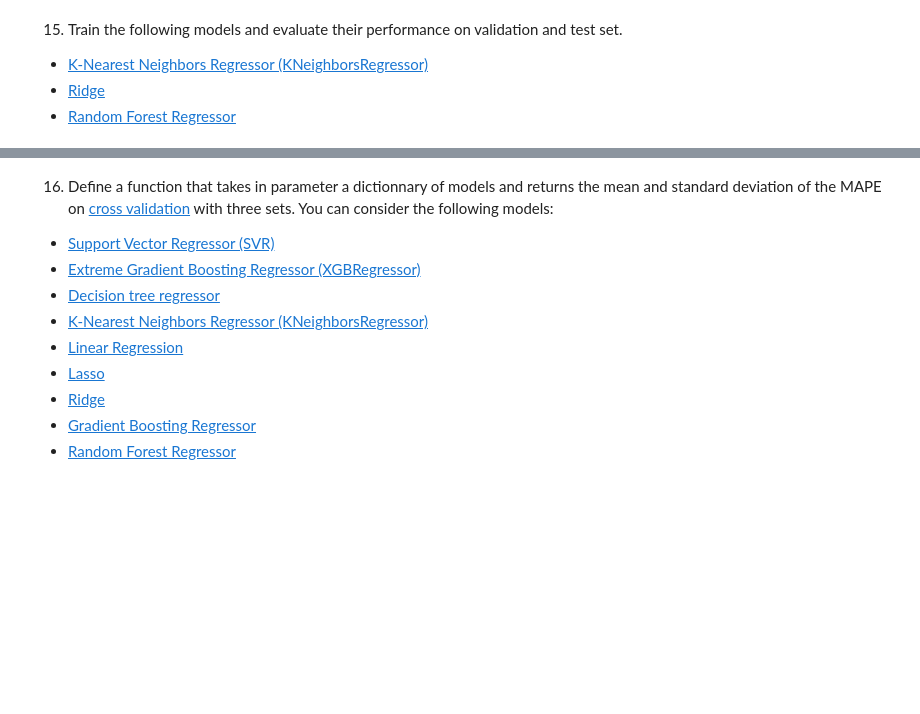
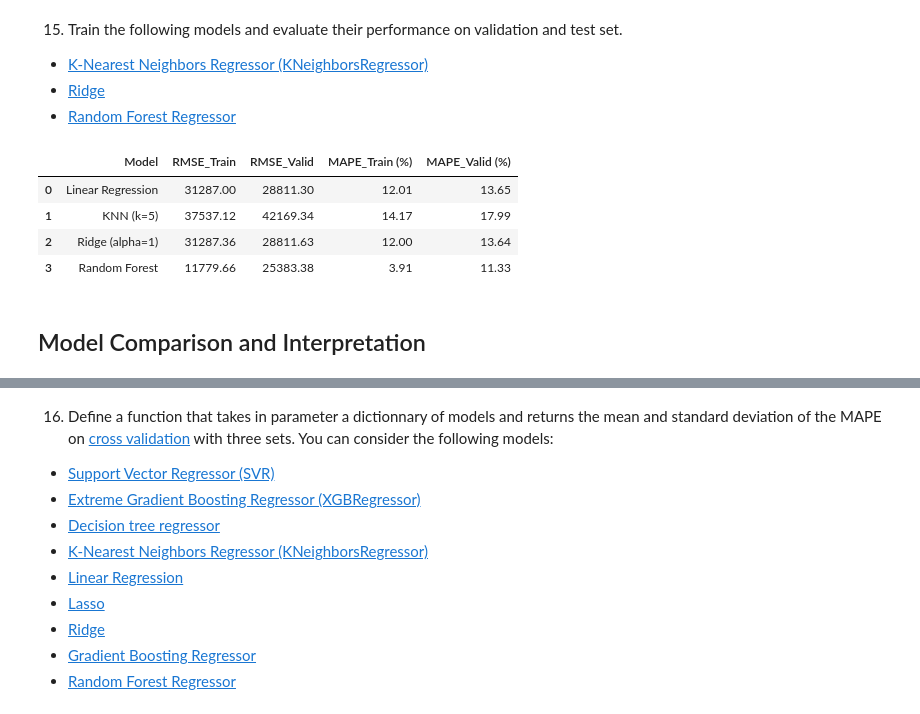
Before and after one commit to Marc-Philippe-dev/PropertiesLinearRegressionModel, a Jupyter notebook: Machine_Learning_Practical_Student.ipynb, the cells around one changed output, grey strips where cells are left out. Drawn from its saved outputs; the diff is of its cells as text; code cells hidden in the pictures; blank space fills up the shorter version.

```diff
--- a/Machine_Learning_Practical_Student.ipynb
+++ b/Machine_Learning_Practical_Student.ipynb
@@ -651,0 +709,10 @@ where $Y$ is the true target and  $\hat{Y}$ is the predicted target
+# %%
+# Calculate evaluation metrics using RMSE
+
+from sklearn.metrics import mean_squared_error
+
+rmse_train = np.sqrt(mean_squared_error(y_train, y_pred_train))
+rmse_valid = np.sqrt(mean_squared_error(y_valid, y_pred_valid))
+
+print(f"Training RMSE: {rmse_train:.2f}")
+print(f"Validation RMSE: {rmse_valid:.2f}")
@@ -651,0 +722,10 @@ where $Y$ is the true target and  $\hat{Y}$ is the predicted target
+# %%
+# Calculate evaluation metrics using MAPE
+from sklearn.metrics import mean_absolute_percentage_error
+
+mape_train = mean_absolute_percentage_error(y_train, y_pred_train)
+mape_valid = mean_absolute_percentage_error(y_valid, y_pred_valid)
+
+
+print(f"Training MAPE: {mape_train*100:.2f}%")
+print(f"Validation MAPE: {mape_valid*100:.2f}%")
@@ -660,0 +755,58 @@ where $Y$ is the true target and  $\hat{Y}$ is the predicted target
+# %%
+# Answer
+from sklearn.neighbors import KNeighborsRegressor
+from sklearn.linear_model import Ridge
+from sklearn.ensemble import RandomForestRegressor
+from sklearn.metrics import mean_squared_error, mean_absolute_percentage_error
+import numpy as np
+import pandas as pd
+
+# --- Helper function for evaluation ---
+def evaluate_model(model, X_train, y_train, X_valid, y_valid):
+    model.fit(X_train, y_train)
+
+    y_pred_train = model.predict(X_train)
+    y_pred_valid = model.predict(X_valid)
+
+    rmse_train = np.sqrt(mean_squared_error(y_train, y_pred_train))
+    rmse_valid = np.sqrt(mean_squared_error(y_valid, y_pred_valid))
+
+    mape_train = mean_absolute_percentage_error(y_train, y_pred_train) * 100
+    mape_valid = mean_absolute_percentage_error(y_valid, y_pred_valid) * 100
+
+    return rmse_train, rmse_valid, mape_train, mape_valid
+
+# --- Define models ---
+models = {
+    "Linear Regression": LinearRegression(),
+    "KNN (k=5)": KNeighborsRegressor(n_neighbors=5),
+    "Ridge (alpha=1)": Ridge(alpha=1.0),
+    "Random Forest": RandomForestRegressor(
+        n_estimators=200, random_state=42, n_jobs=-1
+    ),
+}
+
+# --- Evaluate all models ---
+results = []
+for name, model in models.items():
+    rmse_train, rmse_valid, mape_train, mape_valid = evaluate_model(
+        model, X_train, y_train, X_valid, y_valid
+    )
+    results.append({
+        "Model": name,
+        "RMSE_Train": round(rmse_train, 2),
+        "RMSE_Valid": round(rmse_valid, 2),
+        "MAPE_Train (%)": round(mape_train, 2),
+        "MAPE_Valid (%)": round(mape_valid, 2),
+    })
+
+results_df = pd.DataFrame(results)
+display(results_df)
+# %% [output]
+|  | Model | RMSE_Train | RMSE_Valid | MAPE_Train (%) | MAPE_Valid (%) |
+| 0 | Linear Regression | 31287.00 | 28811.30 | 12.01 | 13.65 |
+| 1 | KNN (k=5) | 37537.12 | 42169.34 | 14.17 | 17.99 |
+| 2 | Ridge (alpha=1) | 31287.36 | 28811.63 | 12.00 | 13.64 |
+| 3 | Random Forest | 11779.66 | 25383.38 | 3.91 | 11.33 |
+# %% [markdown]
+## Model Comparison and Interpretation
```
Also changed, not shown: parts of 40 cells of this notebook.
